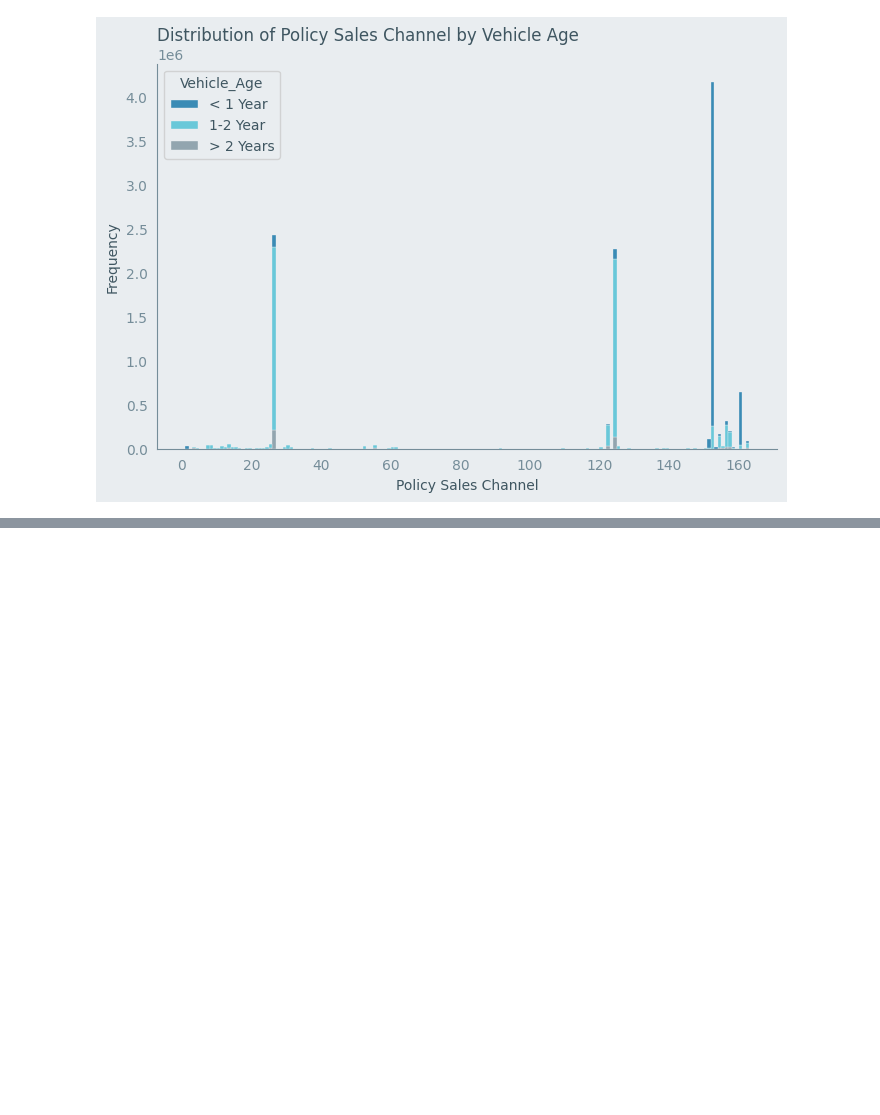
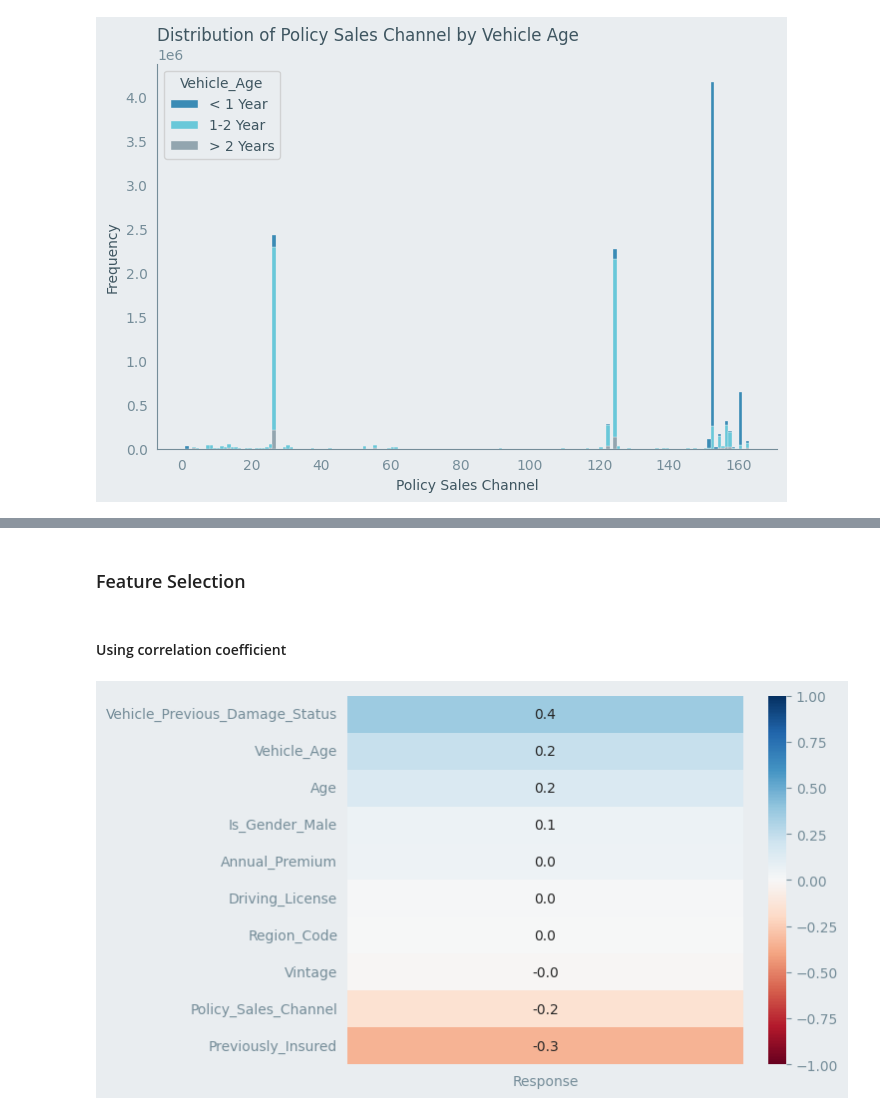
Before and after one commit to dmydud/data-science-portfolio, a Jupyter notebook: BinaryClassification_EDA_and_Prediction.ipynb, the cells around one changed output, grey strips where cells are left out. Saved outputs shown, nothing was run; the diff lists cells and outputs as text; code cells hidden in the pictures; blank space fills up the shorter version.

```diff
--- a/BinaryClassification_EDA_and_Prediction.ipynb
+++ b/BinaryClassification_EDA_and_Prediction.ipynb
@@ -718,0 +770,19 @@ train_df.head()
+# %% [markdown]
+### Feature Selection
+# %% [markdown]
+#### Using correlation coefficient
+# %%
+stats = prep_data.corr(method='spearman')[["Response"]].drop(index='Response')
+
+ax = sns.heatmap(
+    stats.sort_values(by='Response', ascending=False),
+    annot=True,
+    cmap='RdBu',
+    fmt='.1f',
+    vmin=-1,
+    vmax=1
+)
+
+plt.grid(False);
+# %% [output]
+[figure, added]
```
Also changed, not shown: parts of 42 cells of this notebook.
